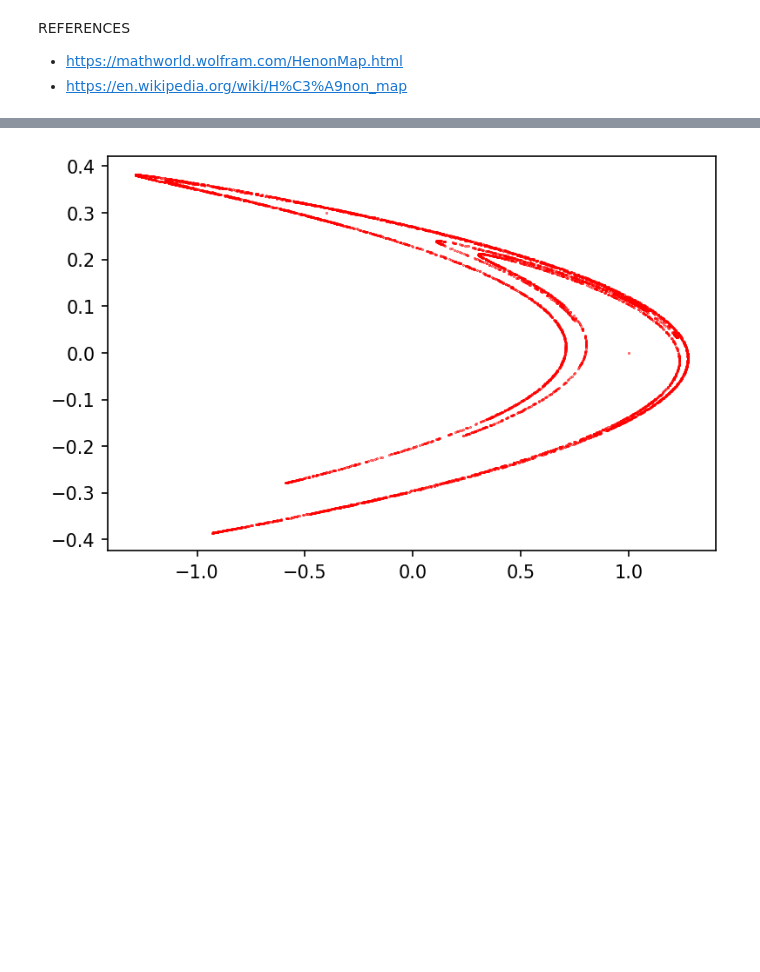
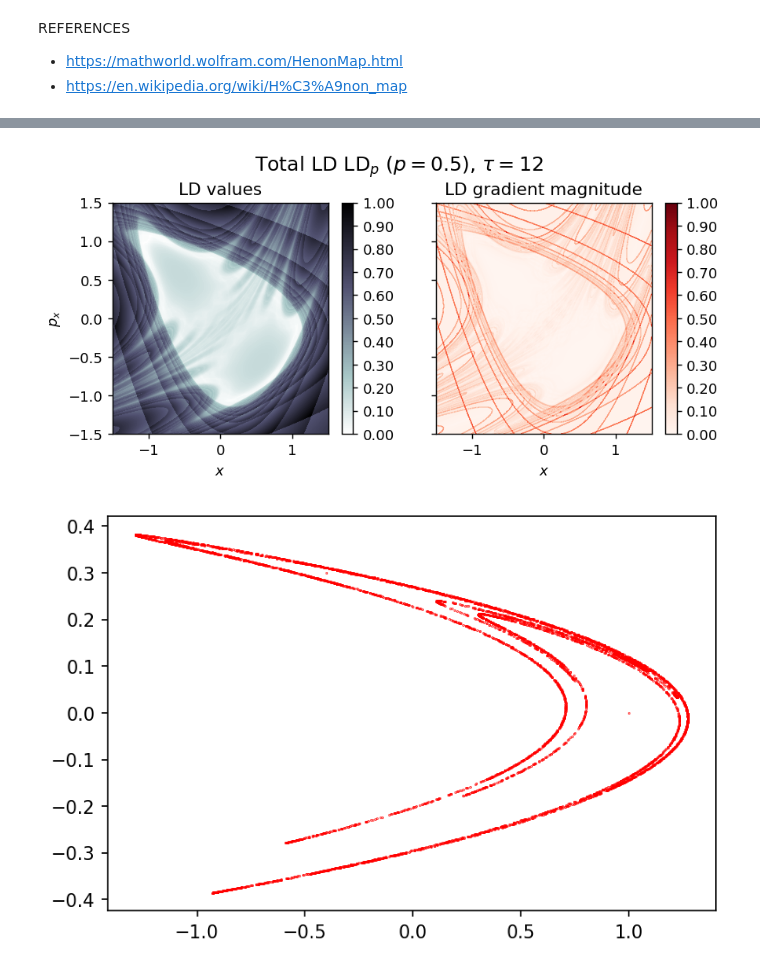
Before and after one commit to champsproject/ldds, a Jupyter notebook: Discrete_Lagrangian_Descriptors_NOTES.ipynb, the cells around one changed output, grey strips where cells are left out. Cells and saved outputs as stored; diff of their text form; code cells hidden in the pictures; blank space fills up the shorter version.

```diff
--- a/Discrete_Lagrangian_Descriptors_NOTES.ipynb
+++ b/Discrete_Lagrangian_Descriptors_NOTES.ipynb
@@ -289,3 +322,8 @@ plt.show()
+# %%
+LD_total = LD_forward + LD_backward
+draw_lagrangian_descriptor(LD_total, 'total', grid_parameters, N_iterations, p_value, colormap_name='bone_r')
+# %% [output]
+[figure, added]
 # %%
 import matplotlib.pyplot as plt
 
```
Also changed, not shown: parts of 24 cells of this notebook.
